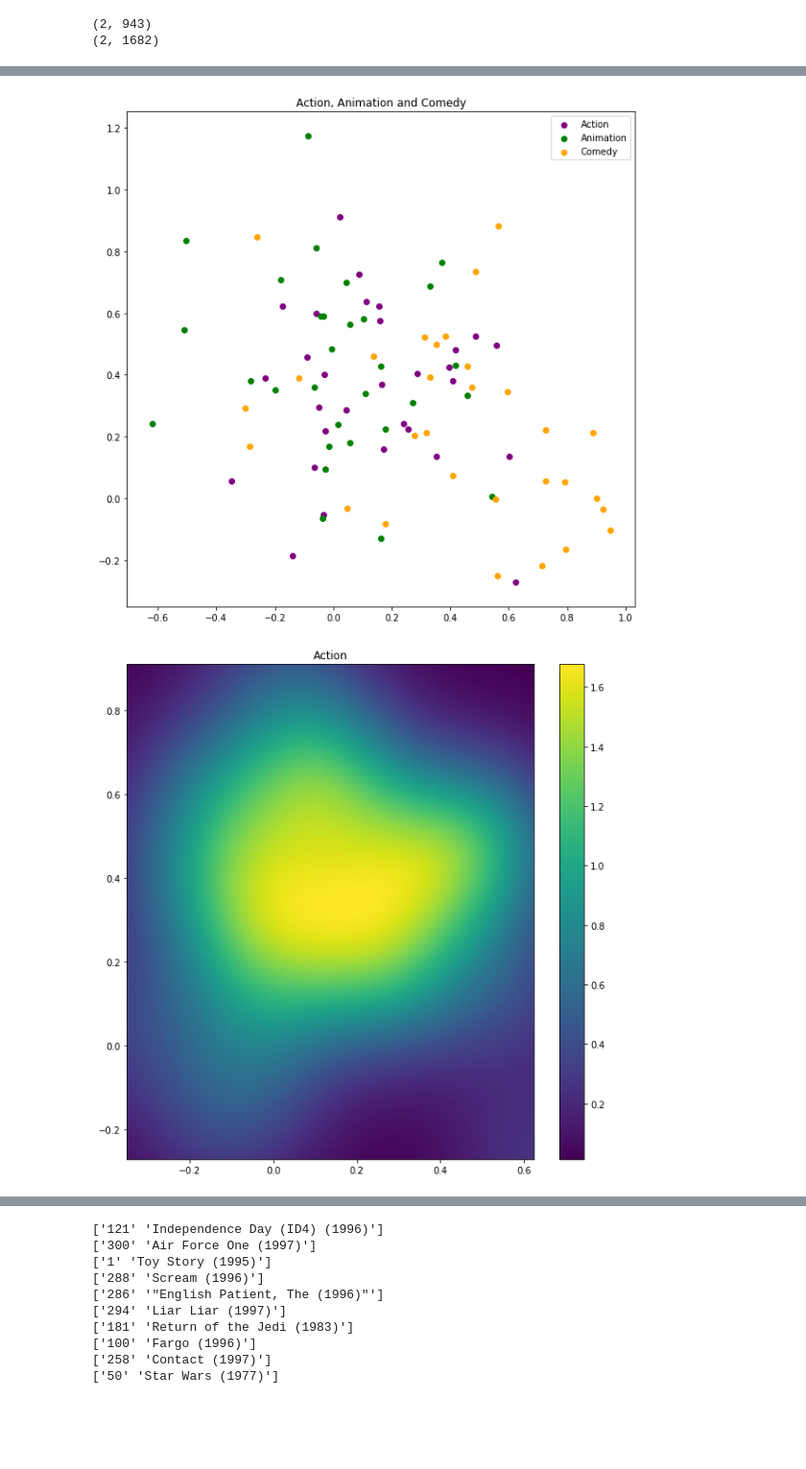
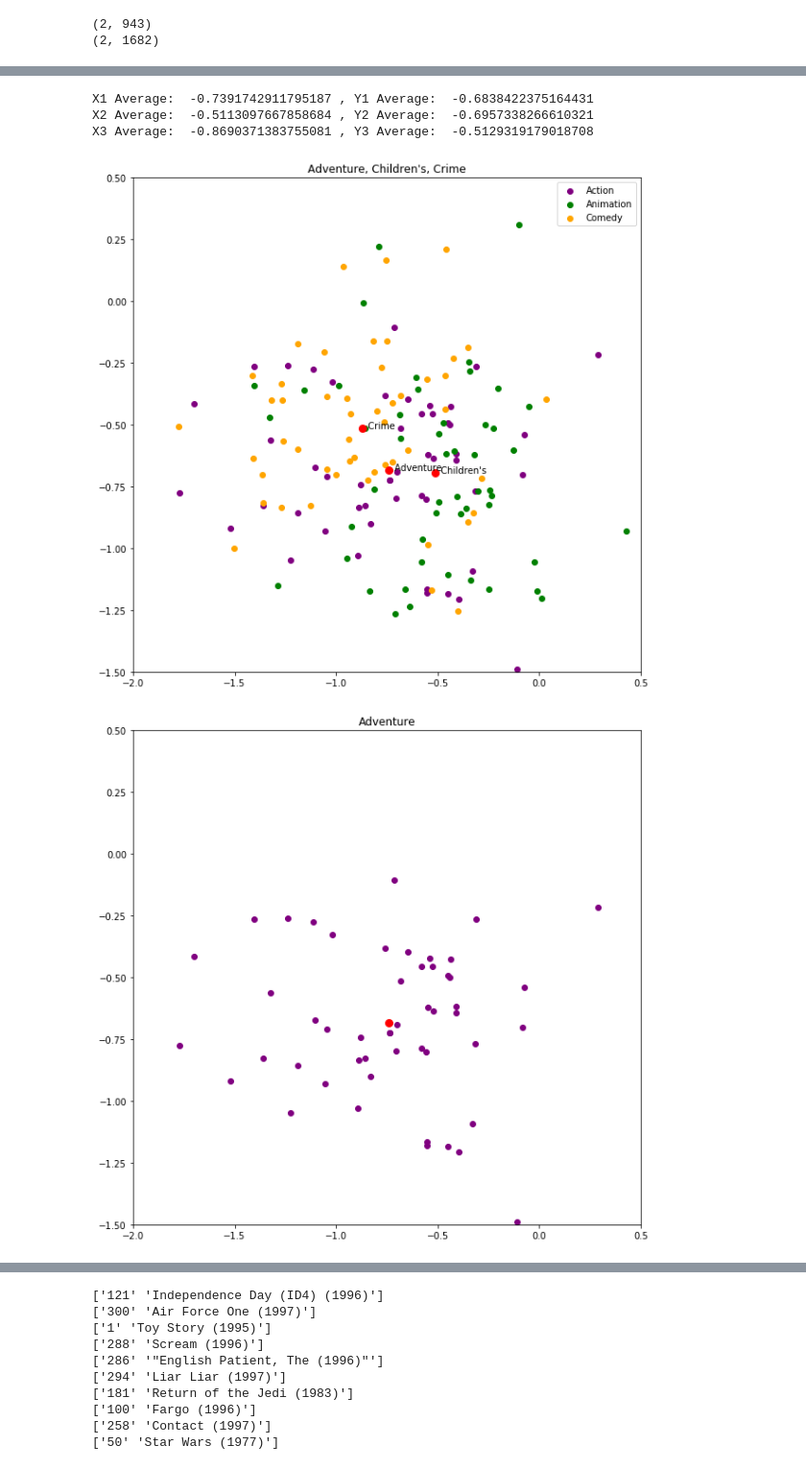
Before and after one commit to jwcomo66/miniproject2, a Jupyter notebook: MP2-bias.ipynb, the cells around one changed output, grey strips where cells are left out. Shown at 96% size. Cells and saved outputs as stored; diff of their text form; code cells hidden in the pictures; blank space fills up the shorter version.

```diff
--- a/MP2-bias.ipynb
+++ b/MP2-bias.ipynb
@@ -300,9 +323,9 @@ rating = []
 for i in range(len(genre_1)):
     if genre_1[i] == '1':
         genre_1_movieid.append(genres[i][0])
-m1 = np.zeros([2, 30])
+m1 = np.zeros([2, 50])
 for i in range(2):
-    for j in range(30):
+    for j in range(50):
         index = genre_1_movieid[j]
         #(int(index))
         m1[i][j] = V_s[i][int(index) - 1 ]
@@ -314,9 +337,9 @@ rating2 = []
 for i in range(len(genre_2)):
     if genre_2[i] == '1' and genres[i][0] not in genre_1_movieid:
         genre_2_movieid.append(genres[i][0])
-m2 = np.zeros([2, 30])
+m2 = np.zeros([2, 50])
 for i in range(2):
-    for j in range(30):
+    for j in range(50):
         index = genre_2_movieid[j]
         m2[i][j] = V_s[i][int(index) - 1]
 
@@ -327,9 +350,9 @@ rating3 = []
 for i in range(len(genre_3)):
     if genre_3[i] == '1' and genres[i][0] not in genre_1_movieid and genres[i][0] not in genre_2_movieid:
         genre_3_movieid.append(genres[i][0])
-m3 = np.zeros([2, 30])
+m3 = np.zeros([2, 50])
 for i in range(2):
-    for j in range(30):
+    for j in range(50):
         index = genre_3_movieid[j]
         m3[i][j] = V_s[i][int(index) - 1]
 movie_ids1 = genre_1_movieid[:30]
@@ -352,56 +375,103 @@ k2 = kde.gaussian_kde([m3[0],m3[1]])
 xi2, yi2 = np.mgrid[m3[0].min():m3[0].max():nbins*1j, m3[1].min():m3[1].max():nbins*1j]
 zi2 = k(np.vstack([xi2.flatten(), yi2.flatten()]))
 
+
+print("X1 Average: ", np.mean(m1[0]), ", Y1 Average: ", np.mean(m1[1]))
+print("X2 Average: ", np.mean(m2[0]), ", Y2 Average: ", np.mean(m2[1]))
+print("X3 Average: ", np.mean(m3[0]), ", Y3 Average: ", np.mean(m3[1]))
 # Make the plot
 
 plt.scatter(m1[0], m1[1], color = "purple")
 plt.scatter(m2[0], m2[1], color = "green")
 plt.scatter(m3[0], m3[1], color = "orange")
 plt.legend(["Action", "Animation", 'Comedy'])
-plt.title("Action, Animation and Comedy")
+plt.plot([np.mean(m1[0])], [np.mean(m1[1])], marker='o', markersize=8, color="red")
+plt.plot([np.mean(m2[0])], [np.mean(m2[1])], marker='o', markersize=8, color="red")
+plt.plot([np.mean(m3[0])], [np.mean(m3[1])], marker='o', markersize=8, color="red")
+
+ax.annotate("  Adventure " , (np.mean(m1[0]), np.mean(m1[1])))
+ax.annotate("  Children's " , (np.mean(m2[0]), np.mean(m2[1])))
+ax.annotate("  Crime " , (np.mean(m3[0]), np.mean(m3[1])))
+plt.title("Adventure, Children's, Crime")
+plt.xlim((-2, 0.5))
+plt.ylim((-1.5, 0.5))
+plt.savefig('scatterplot')
 plt.show()
+
+plt.scatter(m1[0], m1[1], color = "purple")
+plt.plot([np.mean(m1[0])], [np.mean(m1[1])], marker='o', markersize=8, color="red")
+plt.xlim((-2, 0.5))
+plt.ylim((-1.5, 0.5))
+plt.title("Adventure")
+plt.show()
+
+plt.scatter(m2[0], m2[1], color = "green")
+plt.plot([np.mean(m2[0])], [np.mean(m2[1])], marker='o', markersize=8, color="red")
+plt.xlim((-2, 0.5))
+plt.ylim((-1.5, 0.5))
+plt.title("Children's")
+plt.show()
+
+plt.scatter(m3[0], m3[1], color = "orange")
+plt.plot([np.mean(m3[0])], [np.mean(m3[1])], marker='o', markersize=8, color="red")
+plt.xlim((-2, 0.5))
+plt.ylim((-1.5, 0.5))
+plt.title("Crime")
+plt.show()
+'''
 plt.pcolormesh(xi, yi, zi.reshape(xi.shape))
 plt.title("Action")
 plt.colorbar()
+plt.savefig('density-Action')
+plt.axis([-1.4, 0.0, -1.2, -.25])
 plt.show()
+
 plt.pcolormesh(xi1, yi1, zi1.reshape(xi1.shape))
 plt.title("Animation")
 plt.colorbar()
+plt.savefig('density-Animation')
+plt.axis([-1.4, 0.0, -1.2, -.25])
 plt.show()
+
 plt.pcolormesh(xi2, yi2, zi2.reshape(xi2.shape))
 plt.title("Comedy")
 plt.colorbar()
+plt.savefig('density-Comedy')
+plt.axis([-1.4, 0.0, -1.2, -.25])
 plt.show()
 
 
 #plt.imshow(combine, cmap='hot', interpolation='nearest')
 #plt.imshow(combine1, cmap='hot', interpolation='nearest')
 #plt.imshow(combine2, cmap='hot', interpolation='nearest')
 
 #plt.scatter(m1[0], m1[1], color = "purple")
 #plt.scatter(m2[0], m2[1], color = "green")
 #plt.scatter(m3[0], m3[1], color = "orange")
 
-
+'''
 
 ##### comment this part out to erase labels
 
 # for i, movie_id in enumerate(movie_ids1):
 #     title = str(titles[int(movie_id) - 1][1])
 #     print(title)
 #     ax.annotate("  " + title, (m1[0][i], m1[1][i]))
 
 # for i, movie_id in enumerate(movie_ids2):
 #     title = str(titles[int(movie_id) - 1][1])
 #     print(title)
 #     ax.annotate("  " + title, (m2[0][i], m2[1][i]))
 
 # for i, movie_id in enumerate(movie_ids3):
 #     title = str(titles[int(movie_id) - 1][1])
 #     print(title)
 #     ax.annotate("  " + title, (m3[0][i], m3[1][i]))
 
 #plt.show()
 # %% [output]
+X1 Average:  -0.7391742911795187 , Y1 Average:  -0.6838422375164431
+X2 Average:  -0.5113097667858684 , Y2 Average:  -0.6957338266610321
+X3 Average:  -0.8690371383755081 , Y3 Average:  -0.5129319179018708
-[figure, old version]
+[figure, new version]
-[figure, old version]
+[figure, new version]
```
Also changed, not shown: parts of 10 cells of this notebook.
